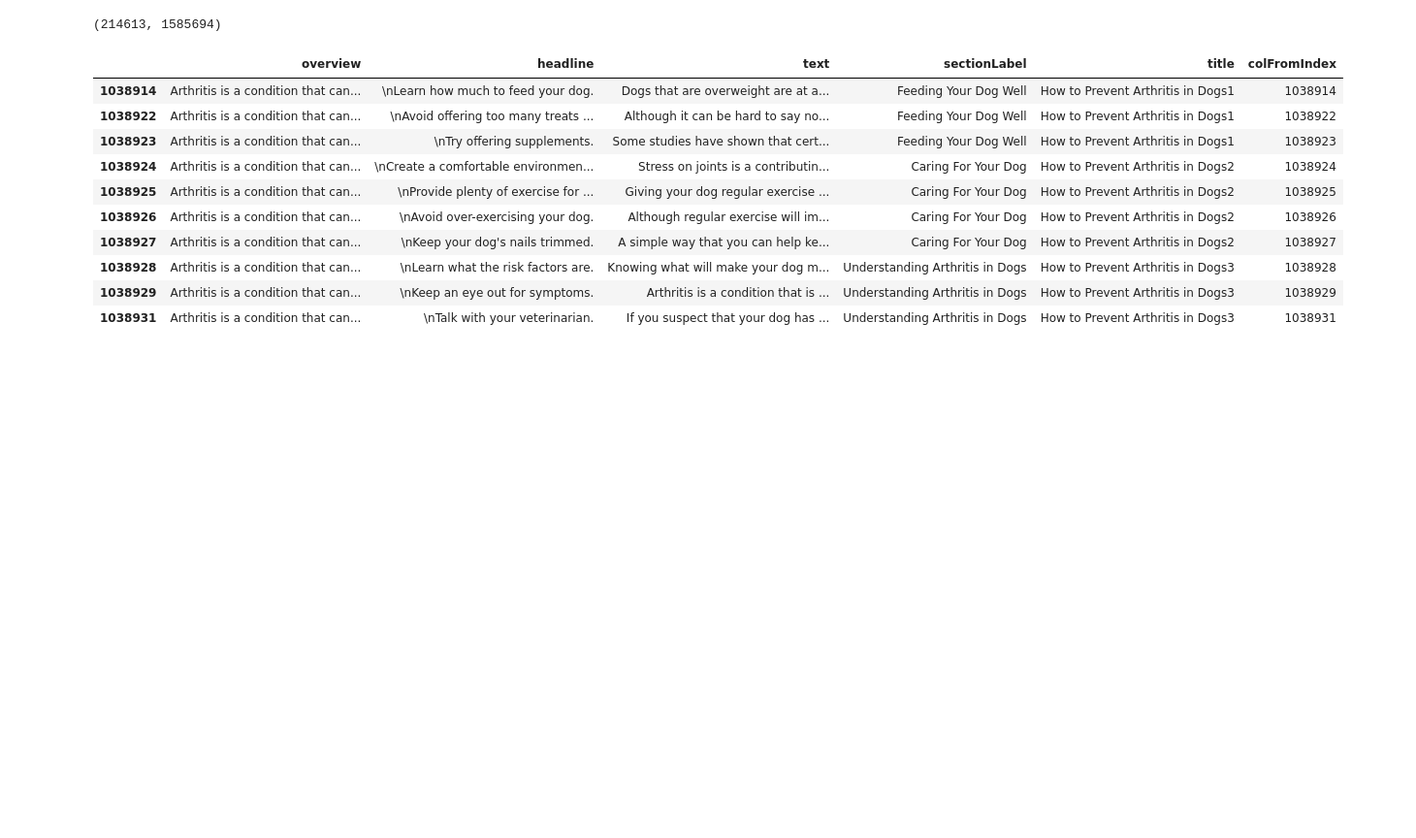
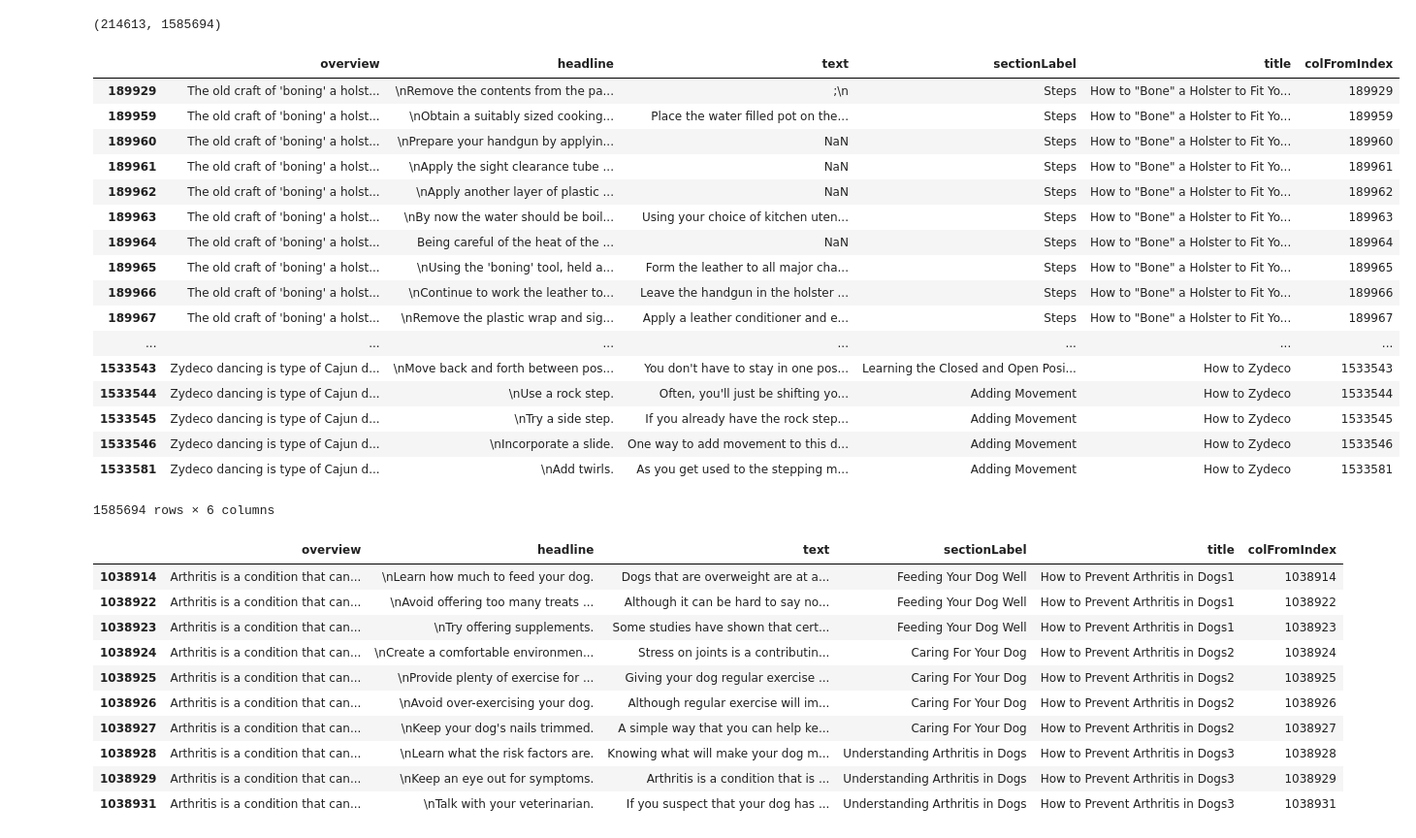
Before and after one commit to feay1234/WikiHow-Task-Based, a Jupyter notebook: WikiHow.ipynb, the cells around one changed output. Shown: that part at 97% size. Cells and saved outputs as stored; diff of their text form; code cells hidden in the pictures; blank space fills up the shorter version.

```diff
--- a/WikiHow.ipynb
+++ b/WikiHow.ipynb
@@ -34,6 +98,27 @@ df = df.sort_values(['title', 'colFromIndex'])
 df.title.nunique(), len(df)
 # %% [output]
 (214613, 1585694)
+# %%
+df
+# %% [output]
+|  | overview | headline | text | sectionLabel | title | colFromIndex |
+| 189929 | The old craft of 'boning' a holst... | \nRemove the contents from the pa... | ;\n | Steps | How to "Bone" a Holster to Fit Yo... | 189929 |
+| 189959 | The old craft of 'boning' a holst... | \nObtain a suitably sized cooking... | Place the water filled pot on the... | Steps | How to "Bone" a Holster to Fit Yo... | 189959 |
+| 189960 | The old craft of 'boning' a holst... | \nPrepare your handgun by applyin... | NaN | Steps | How to "Bone" a Holster to Fit Yo... | 189960 |
+| 189961 | The old craft of 'boning' a holst... | \nApply the sight clearance tube ... | NaN | Steps | How to "Bone" a Holster to Fit Yo... | 189961 |
+| 189962 | The old craft of 'boning' a holst... | \nApply another layer of plastic ... | NaN | Steps | How to "Bone" a Holster to Fit Yo... | 189962 |
+| 189963 | The old craft of 'boning' a holst... | \nBy now the water should be boil... | Using your choice of kitchen uten... | Steps | How to "Bone" a Holster to Fit Yo... | 189963 |
+| 189964 | The old craft of 'boning' a holst... | Being careful of the heat of the ... | NaN | Steps | How to "Bone" a Holster to Fit Yo... | 189964 |
+| 189965 | The old craft of 'boning' a holst... | \nUsing the 'boning' tool, held a... | Form the leather to all major cha... | Steps | How to "Bone" a Holster to Fit Yo... | 189965 |
+| 189966 | The old craft of 'boning' a holst... | \nContinue to work the leather to... | Leave the handgun in the holster ... | Steps | How to "Bone" a Holster to Fit Yo... | 189966 |
+| 189967 | The old craft of 'boning' a holst... | \nRemove the plastic wrap and sig... | Apply a leather conditioner and e... | Steps | How to "Bone" a Holster to Fit Yo... | 189967 |
+| ... | ... | ... | ... | ... | ... | ... |
+| 1533543 | Zydeco dancing is type of Cajun d... | \nMove back and forth between pos... | You don't have to stay in one pos... | Learning the Closed and Open Posi... | How to Zydeco | 1533543 |
+| 1533544 | Zydeco dancing is type of Cajun d... | \nUse a rock step. | Often, you'll just be shifting yo... | Adding Movement | How to Zydeco | 1533544 |
+| 1533545 | Zydeco dancing is type of Cajun d... | \nTry a side step. | If you already have the rock step... | Adding Movement | How to Zydeco | 1533545 |
+| 1533546 | Zydeco dancing is type of Cajun d... | \nIncorporate a slide. | One way to add movement to this d... | Adding Movement | How to Zydeco | 1533546 |
+| 1533581 | Zydeco dancing is type of Cajun d... | \nAdd twirls. | As you get used to the stepping m... | Adding Movement | How to Zydeco | 1533581 |
+1585694 rows × 6 columns
 # %%
 import csv
 
```
Also changed, not shown: parts of 9 cells of this notebook.
